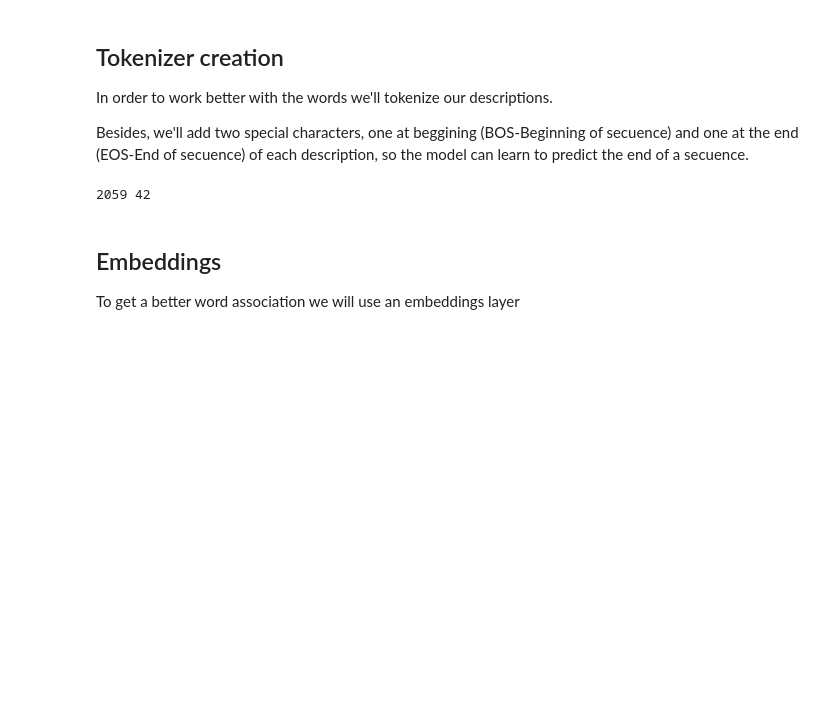
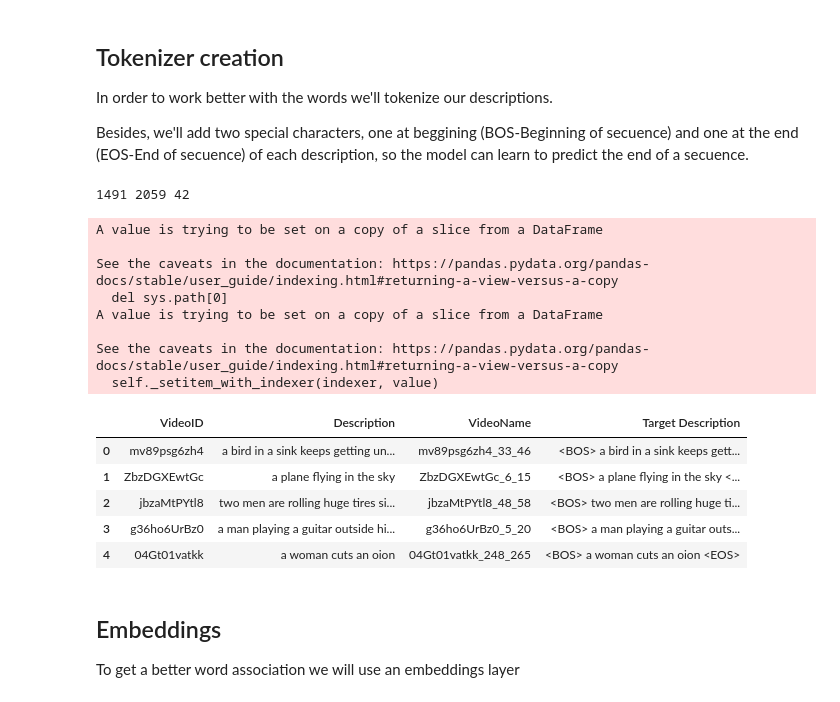
Before and after one commit to Suaif/Video_descriptor, a Jupyter notebook: Main.ipynb, the cells around one changed output. Cells and saved outputs as stored; diff of their text form; code cells hidden in the pictures; blank space fills up the shorter version.

```diff
--- a/Main.ipynb
+++ b/Main.ipynb
@@ -179,28 +184,44 @@ In order to work better with the words we'll tokenize our descriptions.
 
 Besides, we'll add two special characters, one at beggining (BOS-Beginning of secuence) and one at the end (EOS-End of secuence) of each description, so the model can learn to predict the end of a secuence.
 # %%
+import numpy as np
 import pandas as pd
 from keras.preprocessing.text import Tokenizer
 
 data = pd.read_csv("/content/drive/My Drive/proyecto final/newcorpus.csv")
-# data = pd.read_csv("../dataSetLIMPIO.csv")
 
 n_descriptions = data.shape[0] #Number of descriptions we have
-clean_descriptions = []
+
+data['Target Description'] = np.nan
 
 for i in range(n_descriptions):
 
-  clean_descriptions.append((str("BOS") + str(" ") + OurOwnFunctions.clean_text(data['Description'][i]) + str(" ") + str("EOS")))
+  data['Target Description'][i] = ((str("<BOS>") + str(" ") + data['Description'][i] + str(" ") + str("<EOS>")))
 
 tokenizer = Tokenizer()
-tokenizer.fit_on_texts(clean_descriptions)
+tokenizer.fit_on_texts(data['Target Description'])
 word_index = tokenizer.word_index
 
-max_sentence_len = max([len(i.split()) for i in clean_descriptions])
+max_sentence_len = max([len(i.split()) for i in data['Target Description']])
 
-print(len(word_index), max_sentence_len)
+print(n_descriptions, len(word_index), max_sentence_len)
+data.head()
 # %% [output]
-2059 42
+1491 2059 42
+A value is trying to be set on a copy of a slice from a DataFrame
+
+See the caveats in the documentation: https://pandas.pydata.org/pandas-docs/stable/user_guide/indexing.html#returning-a-view-versus-a-copy
+  del sys.path[0]
+A value is trying to be set on a copy of a slice from a DataFrame
+
+See the caveats in the documentation: https://pandas.pydata.org/pandas-docs/stable/user_guide/indexing.html#returning-a-view-versus-a-copy
+  self._setitem_with_indexer(indexer, value)
+|  | VideoID | Description | VideoName | Target Description |
+| 0 | mv89psg6zh4 | a bird in a sink keeps getting un... | mv89psg6zh4_33_46 | <BOS> a bird in a sink keeps gett... |
+| 1 | ZbzDGXEwtGc | a plane flying in the sky | ZbzDGXEwtGc_6_15 | <BOS> a plane flying in the sky <... |
+| 2 | jbzaMtPYtl8 | two men are rolling huge tires si... | jbzaMtPYtl8_48_58 | <BOS> two men are rolling huge ti... |
+| 3 | g36ho6UrBz0 | a man playing a guitar outside hi... | g36ho6UrBz0_5_20 | <BOS> a man playing a guitar outs... |
+| 4 | 04Gt01vatkk | a woman cuts an oion | 04Gt01vatkk_248_265 | <BOS> a woman cuts an oion <EOS> |
 # %% [markdown]
 ## Embeddings
 
```
Also changed, not shown: parts of 9 cells of this notebook.
